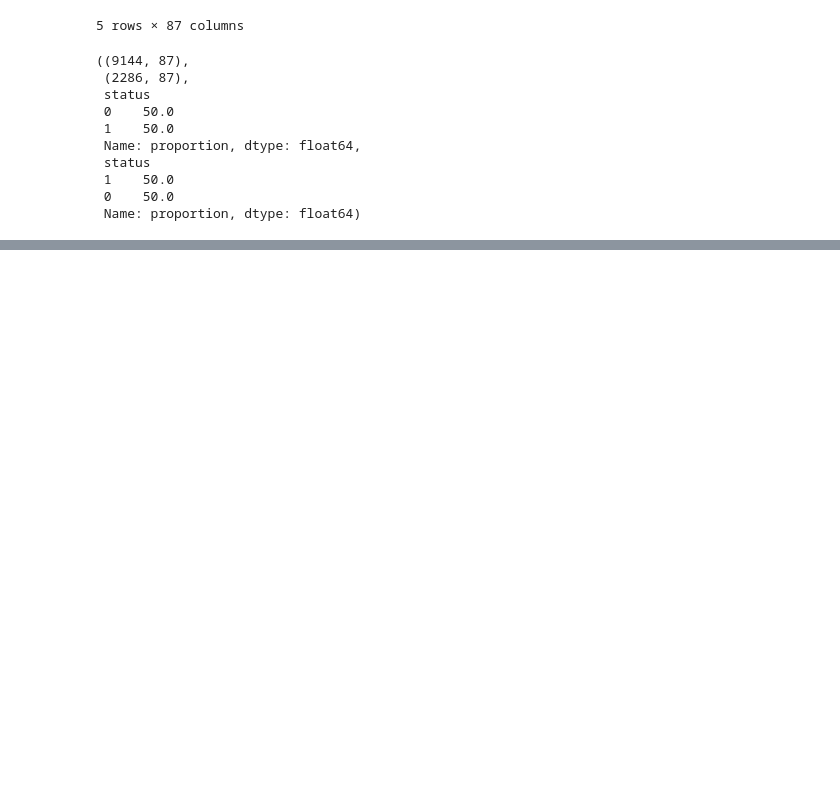
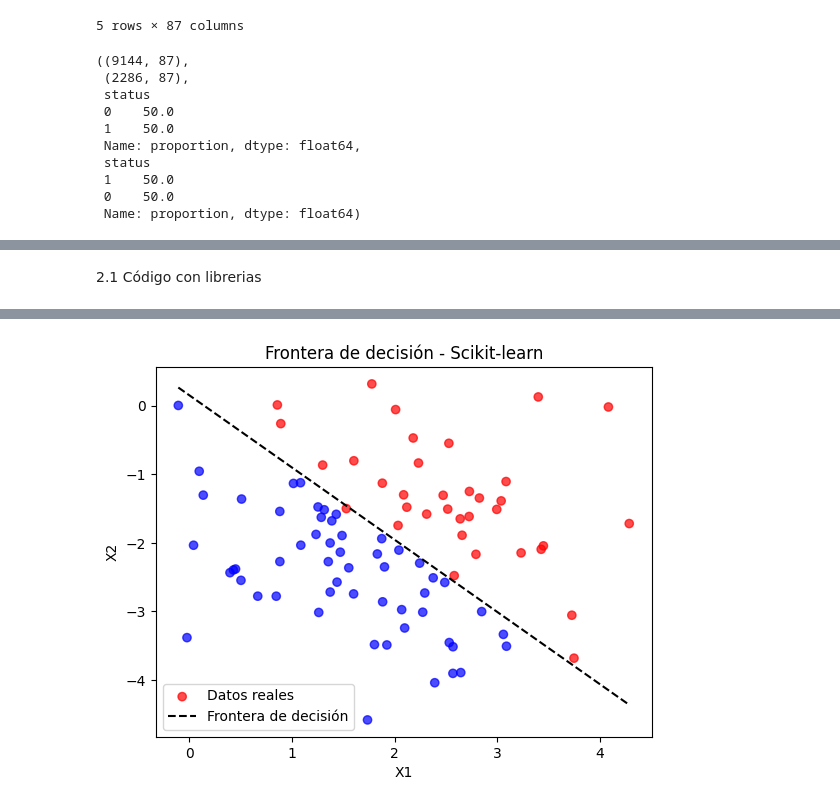
Before and after one commit to JPS4321/Lab1_IA, a Jupyter notebook: Laboratorio 1.ipynb, the cells around one changed output, grey strips where cells are left out. Cells and saved outputs as stored; diff of their text form; code cells hidden in the pictures; blank space fills up the shorter version.

```diff
--- a/Laboratorio 1.ipynb
+++ b/Laboratorio 1.ipynb
@@ -275,3 +283,69 @@ Real: 1, Predicción: 1, Probabilidad: 0.7024
 Real: 0, Predicción: 0, Probabilidad: 0.0780
 Real: 1, Predicción: 1, Probabilidad: 0.8753
 Real: 0, Predicción: 0, Probabilidad: 0.4425
+# %% [markdown]
+2.1 Código con librerias
+# %%
+# Importar librerías necesarias
+from sklearn.model_selection import train_test_split
+from sklearn.linear_model import LogisticRegression
+from sklearn.metrics import accuracy_score, classification_report, confusion_matrix
+import numpy as np
+import random
+
+# Generar los mismos datos sintéticos
+random.seed(42)
+np.random.seed(42)
+
+num_samples = 300
+X = []
+y = []
+
+for _ in range(num_samples):
+    x1 = random.gauss(2, 1)
+    x2 = random.gauss(-2, 1)
+    label = 1 if x1 + x2 > 0 else 0
+    X.append([x1, x2])  # Sin incluir el término de sesgo, ya que scikit-learn lo agrega automáticamente
+    y.append(label)
+
+# Dividir los datos en conjuntos de entrenamiento y prueba
+X_train, X_test, y_train, y_test = train_test_split(X, y, test_size=0.3, random_state=42)
+
+# Crear y entrenar el modelo de regresión logística
+model = LogisticRegression()
+model.fit(X_train, y_train)
+
+# Realizar predicciones
+y_pred = model.predict(X_test)
+
+# Evaluar el modelo
+accuracy = accuracy_score(y_test, y_pred)
+print(f"Precisión del modelo (scikit-learn): {accuracy:.4f}")
+
+# Mostrar métricas adicionales
+print("\nReporte de clasificación:")
+print(classification_report(y_test, y_pred))
+
+# Mostrar matriz de confusión
+print("\nMatriz de confusión:")
+print(confusion_matrix(y_test, y_pred))
+
+# Visualizar los datos y la frontera de decisión
+import matplotlib.pyplot as plt
+
+# Preparar datos para la frontera de decisión
+coef = model.coef_[0]
+intercept = model.intercept_[0]
+
+x_values = np.linspace(min([x[0] for x in X_test]), max([x[0] for x in X_test]), 100)
+y_values = -(intercept + coef[0] * x_values) / coef[1]
+
+# Gráfico
+plt.scatter([x[0] for x in X_test], [x[1] for x in X_test], c=y_test, cmap='bwr', alpha=0.7, label="Datos reales")
+plt.plot(x_values, y_values, color="black", linestyle="--", label="Frontera de decisión")
+plt.title("Frontera de decisión - Scikit-learn")
+plt.xlabel("X1")
+plt.ylabel("X2")
+plt.legend()
+plt.show()
+# %% [output]
@@ -277,0 +368 @@ Real: 0, Predicción: 0, Probabilidad: 0.4425
+[figure, added]
```
Also changed, not shown: parts of 4 cells of this notebook.
